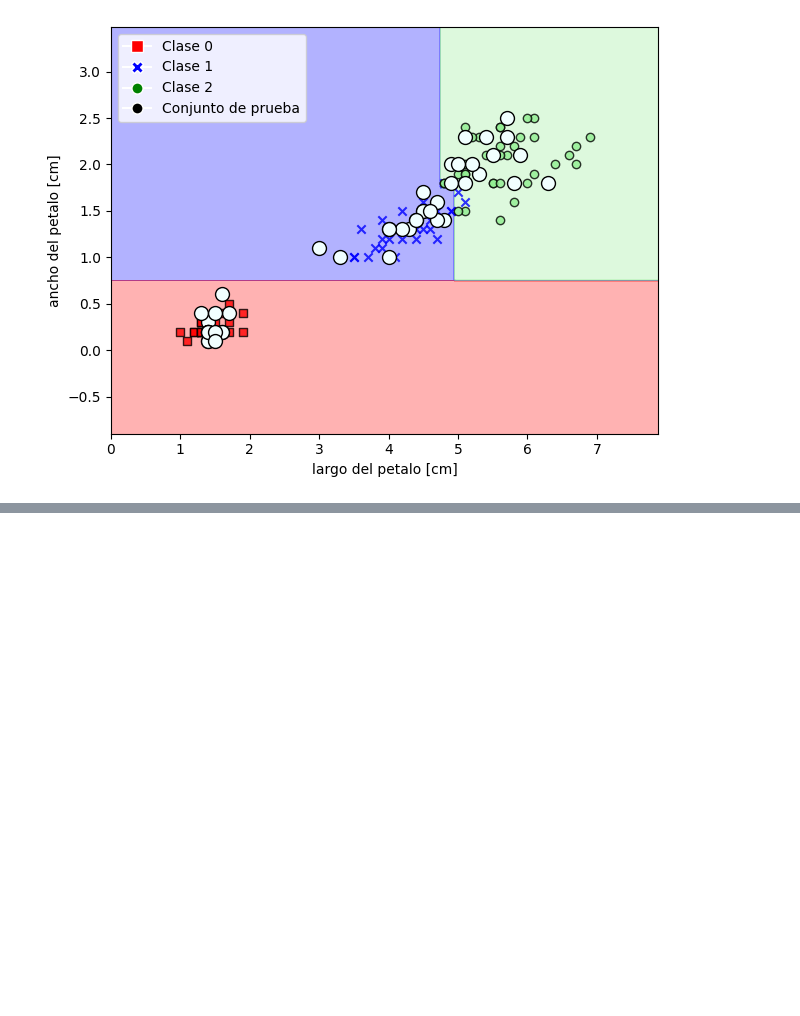
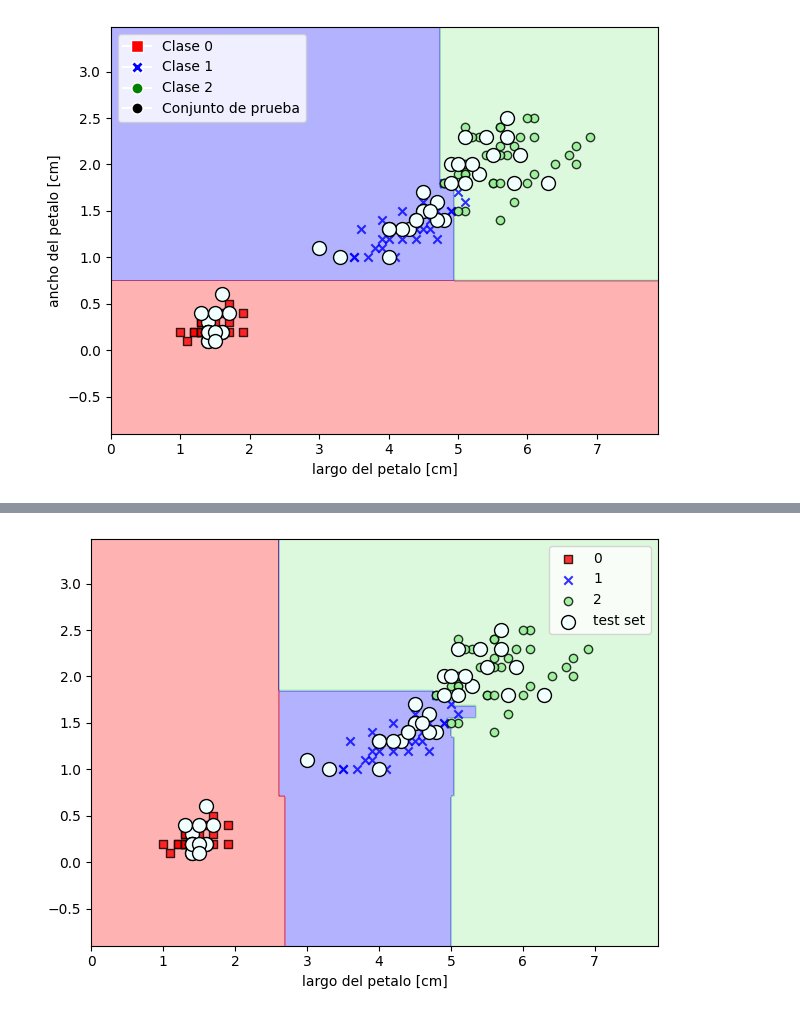
Before and after one commit to juancaalcaraz/practicaML, a Jupyter notebook: ArbolDeDecision_BosquesAleatorios.ipynb, the cells around one changed output, grey strips where cells are left out. Cells and saved outputs as stored; diff of their text form; code cells hidden in the pictures; blank space fills up the shorter version.

```diff
--- a/ArbolDeDecision_BosquesAleatorios.ipynb
+++ b/ArbolDeDecision_BosquesAleatorios.ipynb
@@ -99,0 +109,11 @@ plt.show()
+# %%
+from sklearn.ensemble import RandomForestClassifier
+forest = RandomForestClassifier(criterion='gini', n_estimators=25, random_state=1)
+forest.fit(X_train, y_train)
+plot_decision_regionsNew(X_combined_std, y_combined, classifier=forest, test_idx=range(105,150))
+plt.xlabel('largo del petalo [cm]')
+plt.legend(loc='best')
+plt.tight_layout()
+plt.show()
+# %% [output]
+[figure, added]
```
Also changed, not shown: parts of 6 cells of this notebook.
